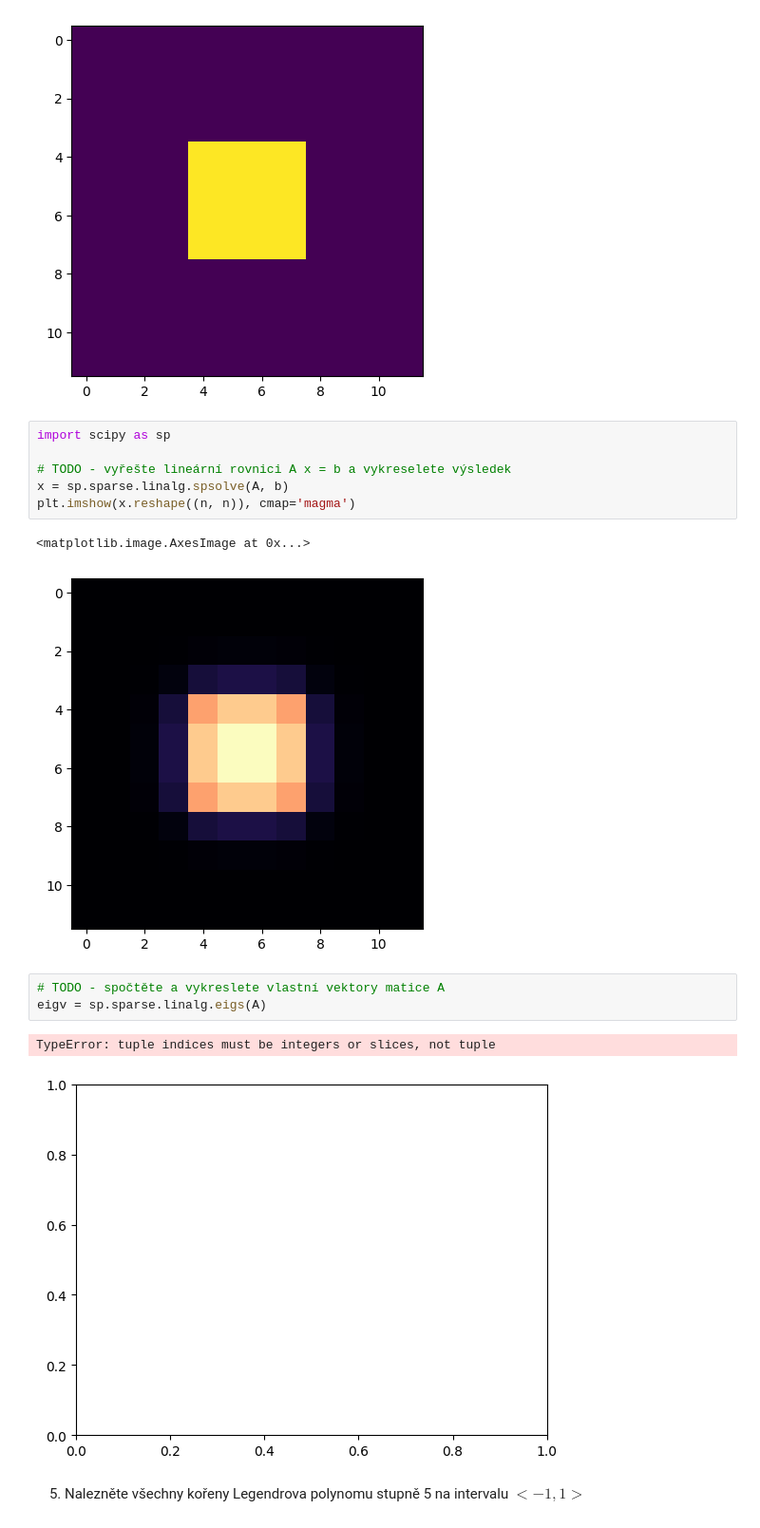
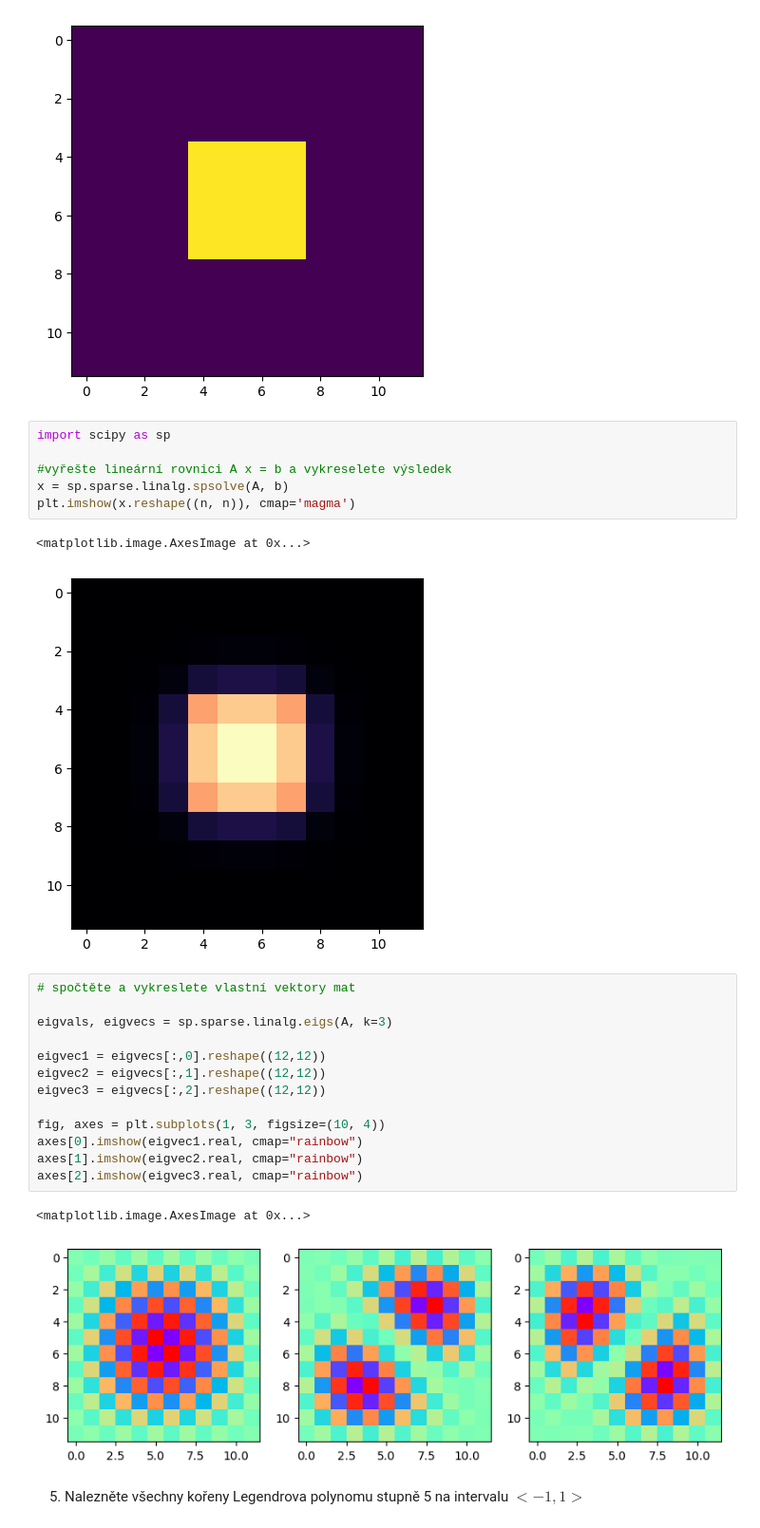
Before and after one commit to MAR0897/VVP_ukoly_MAR0897, a Jupyter notebook: 05_ukoly.ipynb, the cells around one changed output. Shown at 95% size. Cells and saved outputs as stored; diff of their text form.

```diff
--- a/05_ukoly.ipynb
+++ b/05_ukoly.ipynb
@@ -181,17 +181,27 @@ plt.imshow(b.reshape((n, n)))
 # %%
 import scipy as sp
 
-# TODO - vyřešte lineární rovnici A x = b a vykreselete výsledek
+#vyřešte lineární rovnici A x = b a vykreselete výsledek
 x = sp.sparse.linalg.spsolve(A, b)
 plt.imshow(x.reshape((n, n)), cmap='magma')
 # %% [output]
 <matplotlib.image.AxesImage at 0x...>
 [figure]
-# %%
-# TODO - spočtěte a vykreslete vlastní vektory matice A
-eigv = sp.sparse.linalg.eigs(A)
-# %% [output]
-TypeError: tuple indices must be integers or slices, not tuple
-[figure, removed]
+# %%
+# spočtěte a vykreslete vlastní vektory mat
+
+eigvals, eigvecs = sp.sparse.linalg.eigs(A, k=3)
+
+eigvec1 = eigvecs[:,0].reshape((12,12))
+eigvec2 = eigvecs[:,1].reshape((12,12))
+eigvec3 = eigvecs[:,2].reshape((12,12))
+
+fig, axes = plt.subplots(1, 3, figsize=(10, 4))
+axes[0].imshow(eigvec1.real, cmap="rainbow")
+axes[1].imshow(eigvec2.real, cmap="rainbow")
+axes[2].imshow(eigvec3.real, cmap="rainbow")
+# %% [output]
+<matplotlib.image.AxesImage at 0x...>
+[figure, added]
 # %% [markdown]
 5. Nalezněte všechny kořeny Legendrova polynomu stupně 5 na intervalu $<-1,1>$
```
Also changed, not shown: parts of 3 cells of this notebook.
